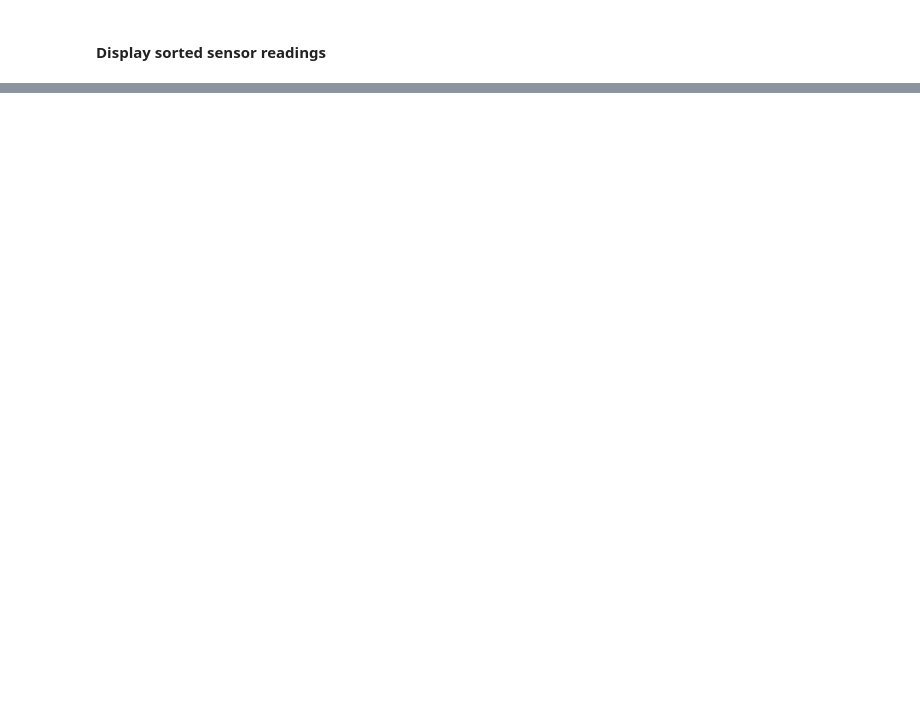
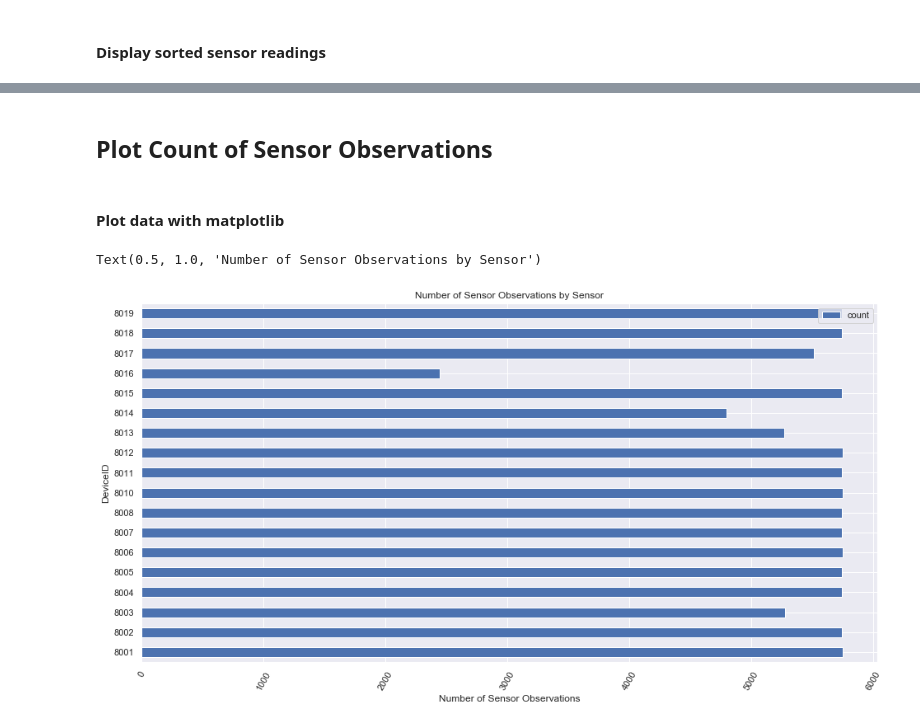
Before and after one commit to virtualarchitectures/ICRI_Envirosensor_Data_Analysis, a Jupyter notebook: ICRI Envirosensor Data Analysis.ipynb, the cells around one changed output, grey strips where cells are left out. Cells and saved outputs as stored; diff of their text form; code cells hidden in the pictures; blank space fills up the shorter version.

Commit message:
Added SQL Queries and Data Plots

```diff
--- a/ICRI Envirosensor Data Analysis.ipynb
+++ b/ICRI Envirosensor Data Analysis.ipynb
@@ -87,7 +95,10 @@ Example Sensor Payload:
 #### Setup Apache Spark
 # %%
 #Create a Spark session
-spark = SparkSession.builder.appName("Envirosensor Data Analysis").getOrCreate()
+spark = SparkSession \
+    .builder \
+    .appName("Envirosensor Data Analysis") \
+    .getOrCreate()
 
 SparkContext.setSystemProperty('spark.executor.memory', '4g')
 # %%
@@ -315,0 +380,3 @@ only showing top 10 rows
+# %%
+df_sql = spark.sql("SELECT DeviceID, COUNT(*) AS count FROM sensorReadings GROUP BY DeviceID ORDER BY DeviceID")
+df_sql.show()
@@ -315,0 +403,3 @@ only showing top 10 rows
+# %%
+visual_df = df_sql.toPandas()
+visual_df
@@ -315,0 +424,20 @@ only showing top 10 rows
+# %% [markdown]
+## Plot Count of Sensor Observations
+# %% [markdown]
+#### Plot data with matplotlib
+# %%
+# Use %matplotlib for output plots to appear inline in the Jupyter notebook
+%matplotlib inline
+
+# Set the default figure size for all inline plots (must be used after %matplotlib)
+plt.rcParams['figure.figsize'] = [16, 8]
+
+# Plot horizontal bar chart
+visual_df.plot(kind='barh',x='DeviceID', y='count')
+plt.xticks(rotation=60)
+plt.ylabel("DeviceID")
+plt.xlabel("Number of Sensor Observations")
+plt.title("Number of Sensor Observations by Sensor")
+# %% [output]
+Text(0.5, 1.0, 'Number of Sensor Observations by Sensor')
+[figure, added]
```
Also changed, not shown: parts of 33 cells of this notebook.
